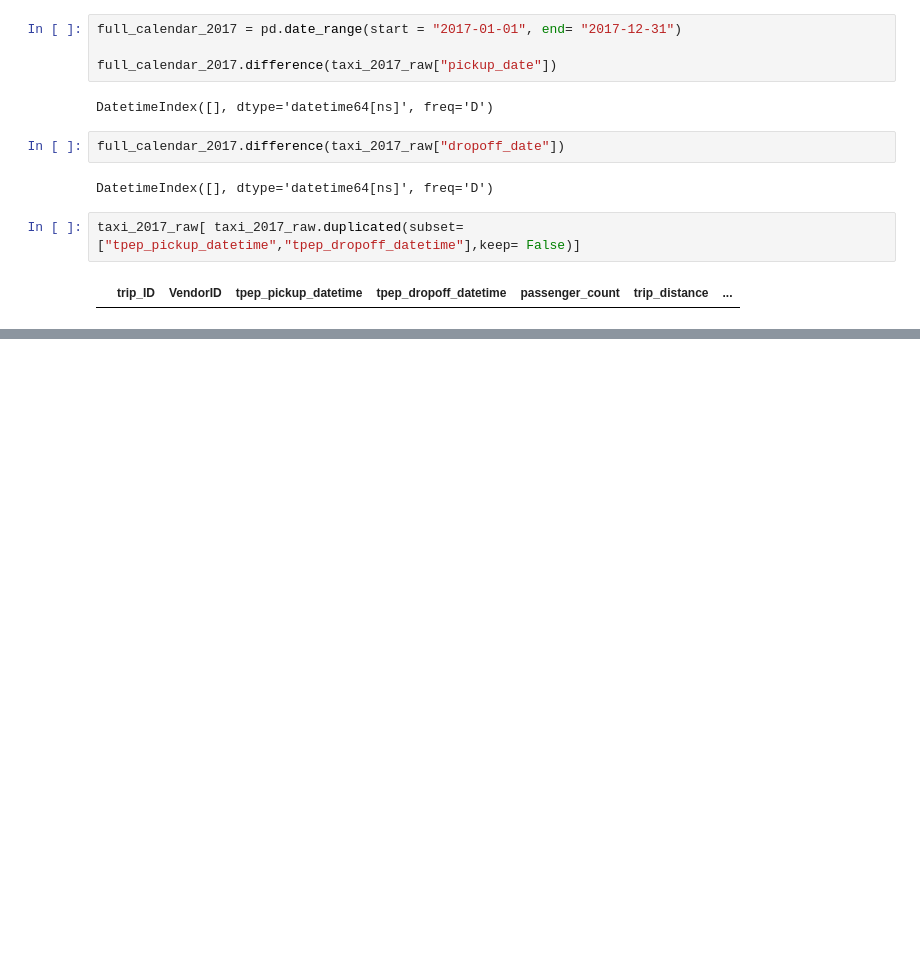
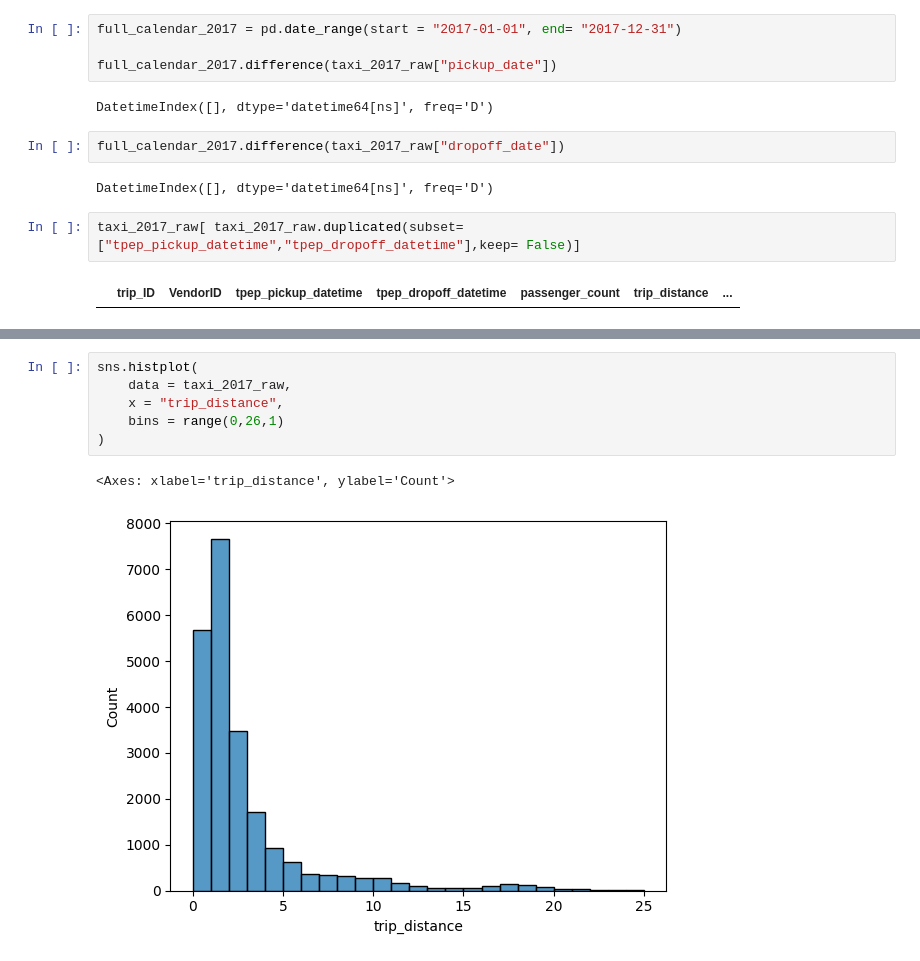
Before and after one commit to AfobCode/LearningPython, a Jupyter notebook: Automatidata/code/GoBeyondNumbers.ipynb, the cells around one changed output, grey strips where cells are left out. Saved outputs shown, nothing was run; the diff lists cells and outputs as text; blank space fills up the shorter version.

```diff
--- a/Automatidata/code/GoBeyondNumbers.ipynb
+++ b/Automatidata/code/GoBeyondNumbers.ipynb
@@ -179,0 +205,9 @@ taxi_2017_raw[ taxi_2017_raw.duplicated(subset= ["tpep_pickup_datetime","tpep_dr
+# %%
+sns.histplot(
+    data = taxi_2017_raw,
+    x = "trip_distance",
+    bins = range(0,26,1)
+)
+# %% [output]
+<Axes: xlabel='trip_distance', ylabel='Count'>
+[figure, added]
```
Also changed, not shown: parts of 37 cells of this notebook, 2 other files.
